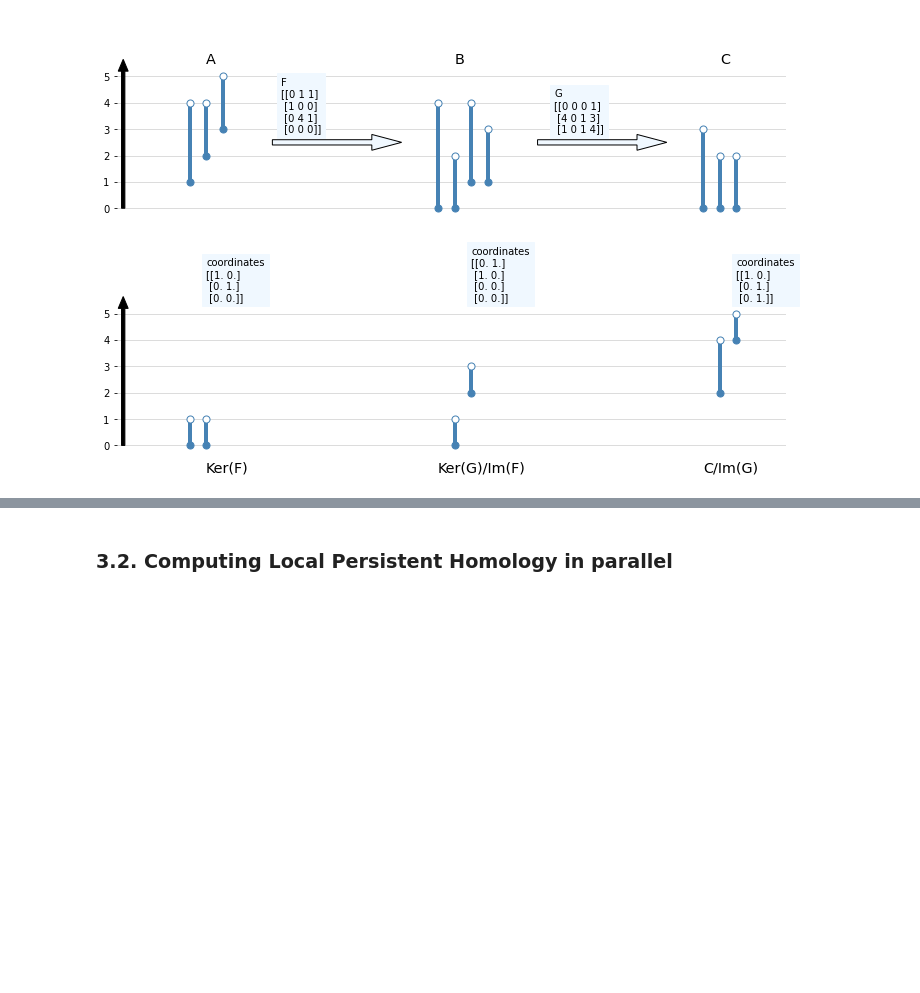
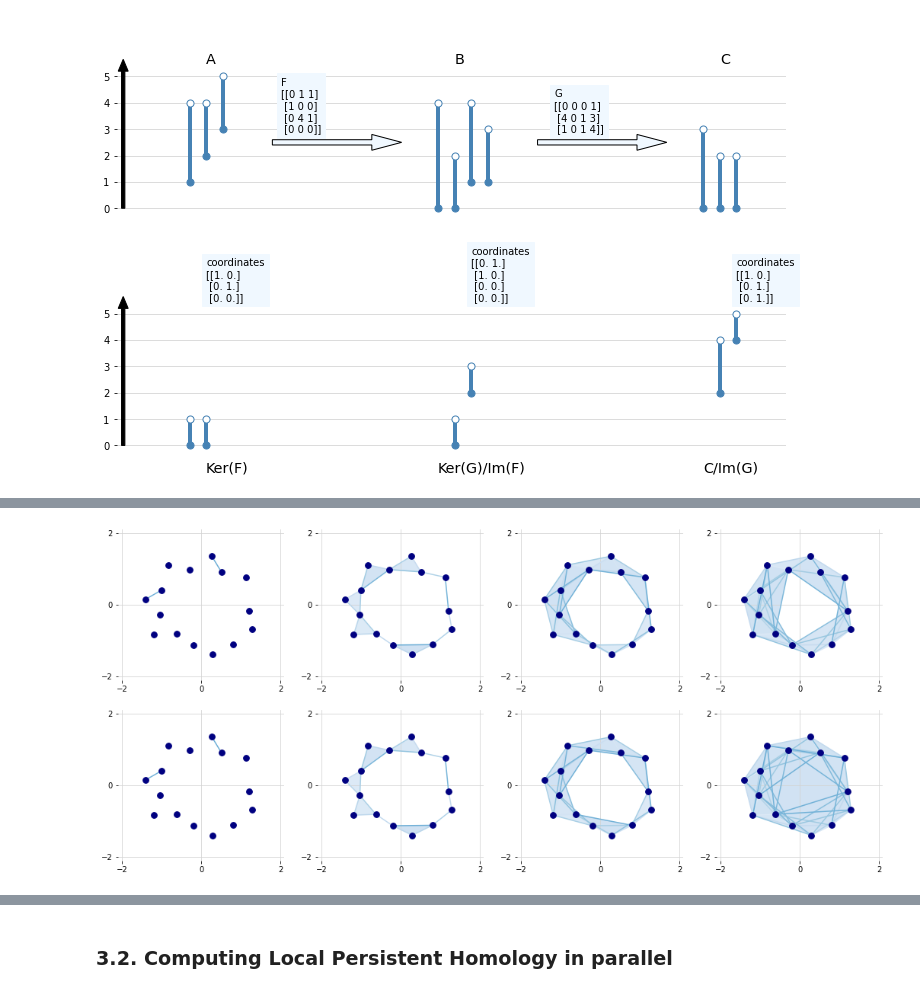
Before and after one commit to atorras1618/PerMaViss, a Jupyter notebook: examples/PerMaViss intro.ipynb, the cells around one changed output, grey strips where cells are left out. Cells and saved outputs as stored; diff of their text form; code cells hidden in the pictures; blank space fills up the shorter version.

Commit message:
PerMaViss intro notebook: double cover overlap example

```diff
--- a/examples/PerMaViss intro.ipynb
+++ b/examples/PerMaViss intro.ipynb
@@ -572,0 +581,51 @@ plt.savefig("figures/persistence_module_homology.png", pad_inches=0.05, bbox_inc
+# %%
+overlap = 0.8
+
+### Proceed to divide X into left and right regions ##############
+# point_ID... is used to identify indices of local point cloud
+# with respect to the indices from the global point cloud X
+point_ID_left = np.nonzero(X[:,0] < overlap/2)[0]
+point_ID_right = np.nonzero(X[:,0] > -overlap/2)[0]
+X_left = X[point_ID_left]
+X_right = X[point_ID_right]
+
+# euclidean distances from each local point cloud
+Dist_X_left = dist.squareform(dist.pdist(X_left))
+Dist_X_right = dist.squareform(dist.pdist(X_right))
+Dist_X = dist.squareform(dist.pdist(X))
+
+# compute local Vietoris-Rips complexes as well as global
+max_r, max_dim = 4, 3
+VR_left, R_left = vietoris_rips(Dist_X_left, max_r, max_dim)
+VR_right, R_right = vietoris_rips(Dist_X_right, max_r, max_dim)
+VR_global, R_global = vietoris_rips(Dist_X, max_r, max_dim)
+
+# Compute the union of Vietoris-Rips complexes from left and right
+# this union has vertex indices on X
+def union_simplices(dim):
+    union_spx = np.concatenate((point_ID_left[VR_left[dim]], point_ID_right[VR_right[dim]]), axis=0)
+    union_spx_R = np.concatenate((R_left[dim], R_right[dim]), axis=0)
+    union_spx, unique_spx_idx = np.unique(union_spx, return_index=True, axis=0)[0:2]
+    union_spx_R = union_spx_R[unique_spx_idx]
+    order_spx = np.argsort(union_spx_R)
+    return union_spx[order_spx], union_spx_R[order_spx]
+
+union_edges, union_edges_R = union_simplices(1)
+union_2spx, union_2spx_R = union_simplices(2)
+
+VR_union = [VR_global[0], union_edges, union_2spx]
+R_union = [np.zeros(VR_global[0]), union_edges_R, union_2spx_R]
+
+
+fig = plt.figure(figsize=(18,8))
+
+for i, max_plotting_r in enumerate([0.5,1,1.5,2]):
+    ax0 = fig.add_subplot(2,4,i + 1)
+    ax1 = fig.add_subplot(2,4,i + 5)
+    plot_complex_noisy_circle(VR_union, R_union, max_plotting_r, X, ax0)
+    plot_complex_noisy_circle(VR_global, R_global, max_plotting_r, X, ax1)
+
+
+plt.show()
+# %% [output]
+[figure, added]
```
Also changed, not shown: parts of 8 cells of this notebook, 4 other files.
